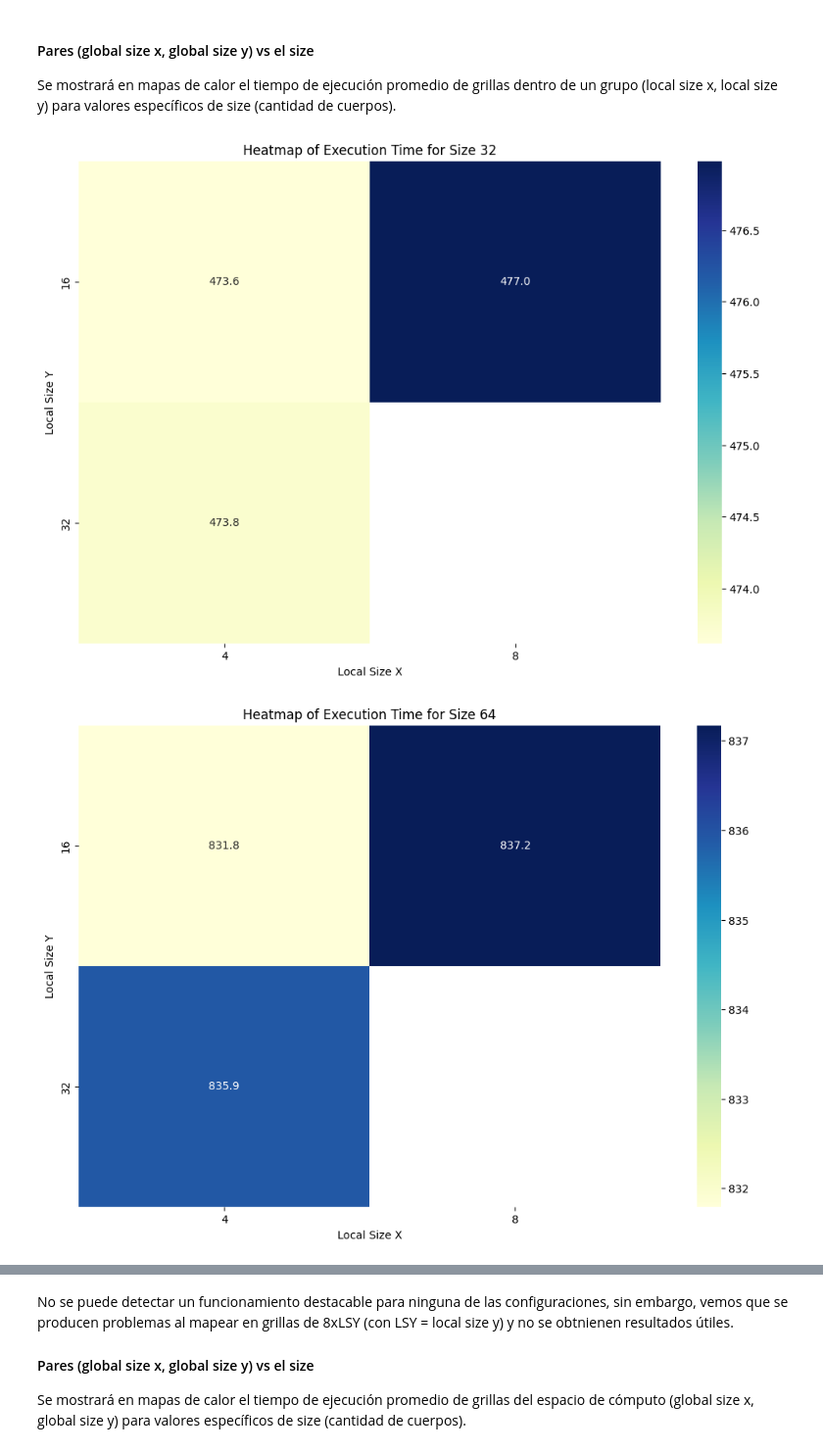
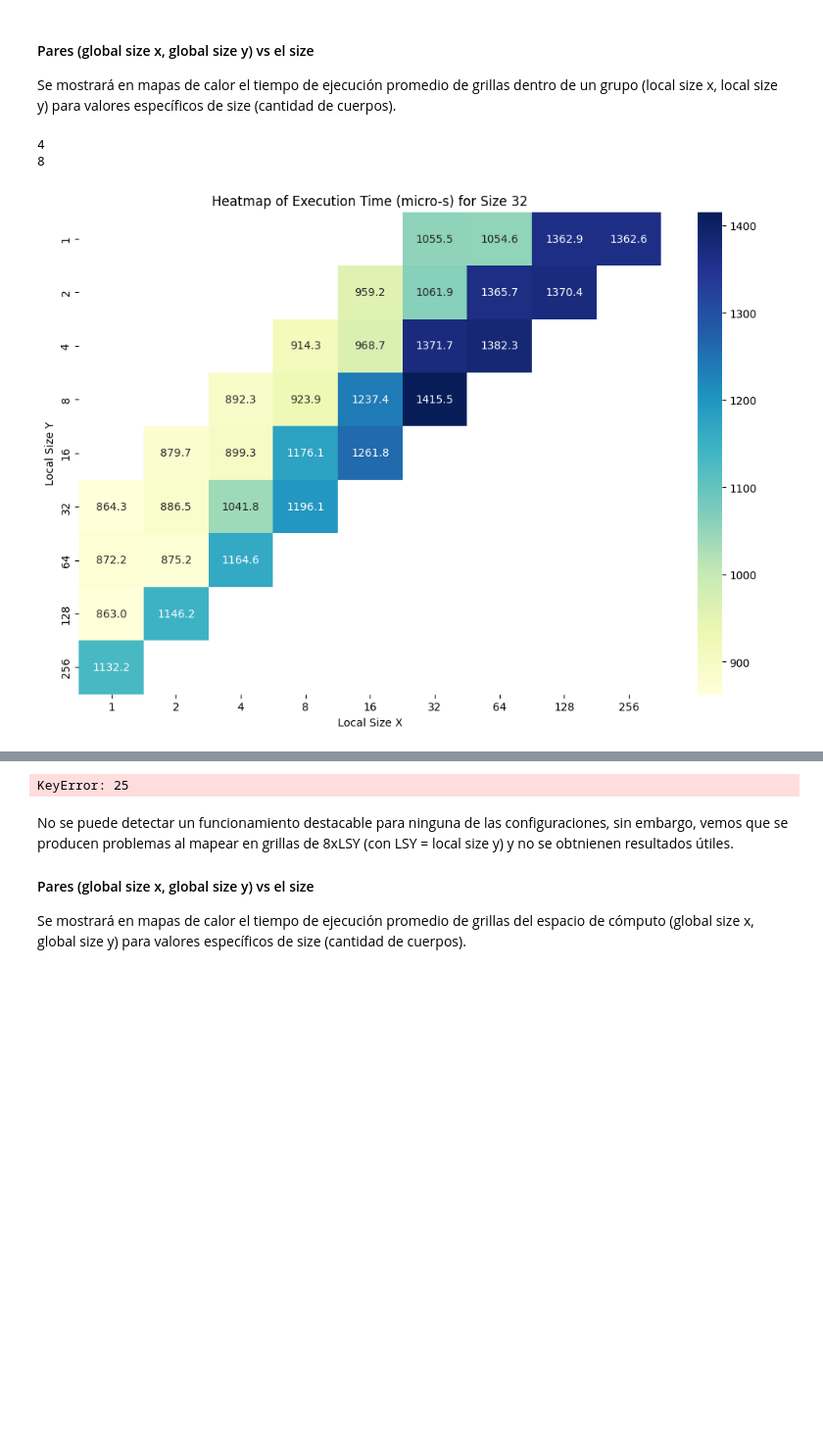
Before and after one commit to SeaMira/CUDA-CL-N-Body-Problem, a Jupyter notebook: experiment/expCUDA.ipynb, the cells around one changed output, grey strips where cells are left out. Shown at 98% size. Cells and saved outputs as stored; diff of their text form; code cells hidden in the pictures; blank space fills up the shorter version.

Commit message:
readme and cuda experiment final

```diff
--- a/experiment/expCUDA.ipynb
+++ b/experiment/expCUDA.ipynb
@@ -199,7 +199,7 @@ variation_cuda = pd.read_csv("nbody_variation_cuda.csv",header=None)
 
 # los tiempos se tomaron en microsegundo
 columns1D = ["size", "block size", "grid size", "create data time", "copy to device", "execution time", "copy to host","total time"]
-columns2D = ["size", "block size", "grid size", "block size y", "grid size y", "create data time", "copy to device", "execution time", "copy to host","total time"]
+columns2D = ["size", "block size", "block size y", "grid size", "grid size y", "create data time", "copy to device", "execution time", "copy to host","total time"]
 naive_cuda.columns = columns1D
 local_mem_cuda.columns = columns1D
 variation_cuda.columns=columns1D
@@ -464,24 +330,0 @@ Basándose en los resultado anteriores se ve que los mejores resultados en tiemp
-# %%
-filtered_data = local_mem_cl_filtered[
-    (local_mem_cl_filtered['local size'].isin([128, 256])) &
-    (local_mem_cl_filtered['global size'].isin([256, 512, 1024]))
-]
-
-for size in unique_sizes:
-    # Filtrar los datos por el tamaño actual
-    size_data = filtered_data[filtered_data['size'] == size]
-    size_data['local mem size 2'] = (size_data['local mem size']/3)
-    # Crear una tabla pivot para facilitar el plotting
-    pivot_table = size_data.pivot_table(values='execution time', index=['local size', 'global size'], columns='local mem size 2', aggfunc='mean')
-
-    # Crear el gráfico de barras
-    pivot_table.plot(kind='bar', figsize=(14, 8))
-
-    # Configuraciones adicionales del gráfico
-    plt.title(f'Execution Time for Different Local and Global Size Pairs with Varying Local Memory Size (Size = {size})')
-    plt.xlabel('(Local Size, Global Size)')
-    plt.ylabel('Execution Time (micro-s)')
-    plt.legend(title='Local Memory Size')
-    plt.xticks(rotation=45)
-    plt.tight_layout()
-    plt.show()
@@ -549,23 +340,22 @@ See the caveats in the documentation: https://pandas.pydata.org/pandas-docs/stab
 Se mostrará en mapas de calor el tiempo de ejecución promedio de grillas dentro de un grupo (local size x, local size y) para valores específicos de size (cantidad de cuerpos).
 # %%
 # Obtener los valores únicos de 'size'
-unique_sizes = bidimensional_cl_filtered['size'].unique()
+unique_sizes = bidimensional_cuda_filtered['size'].unique()
 
 # Crear heatmaps para cada valor de 'size'
 for size in unique_sizes:
     # Filtrar los datos por el tamaño actual
-    size_data = bidimensional_cl_filtered[bidimensional_cl_filtered['size'] == size]
-
+    size_data = bidimensional_cuda_filtered[bidimensional_cuda_filtered['size'] == size]
     # Crear una tabla pivot para facilitar el plotting
-    pivot_table = size_data.pivot_table(values='execution time', index='local size y', columns='local size', aggfunc='mean')
-
+    pivot_table = size_data.pivot_table(values='execution time', index='block size y', columns='block size', aggfunc='mean')
     # Crear el heatmap
     plt.figure(figsize=(12, 8))
     sns.heatmap(pivot_table, annot=True, fmt=".1f", cmap="YlGnBu")
     plt.title(f'Heatmap of Execution Time (micro-s) for Size {size}')
     plt.xlabel('Local Size X')
     plt.ylabel('Local Size Y')
     plt.show()
 # %% [output]
+4
+8
-[figure, old version]
+[figure, new version]
-[figure, removed]
@@ -579,3 +362,4 @@ for size in unique_sizes:
+KeyError: 25
 # %% [markdown]
 No se puede detectar un funcionamiento destacable para ninguna de las configuraciones, sin embargo, vemos que se producen problemas al mapear en grillas de 8xLSY (con LSY = local size y) y no se obtnienen resultados útiles.
 
```
Also changed, not shown: parts of 29 cells of this notebook, 1 other file.
